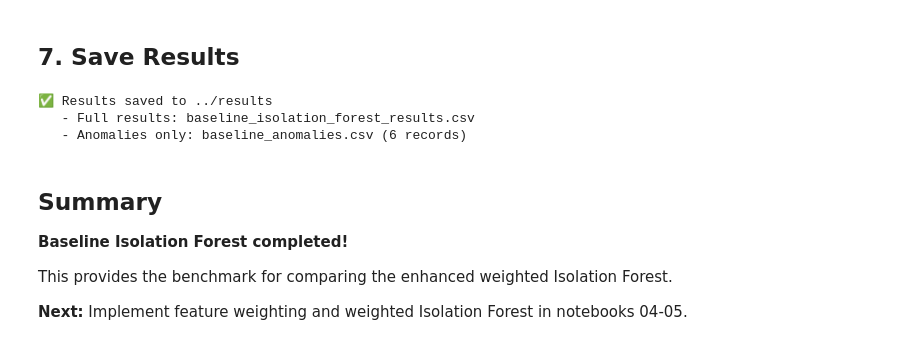
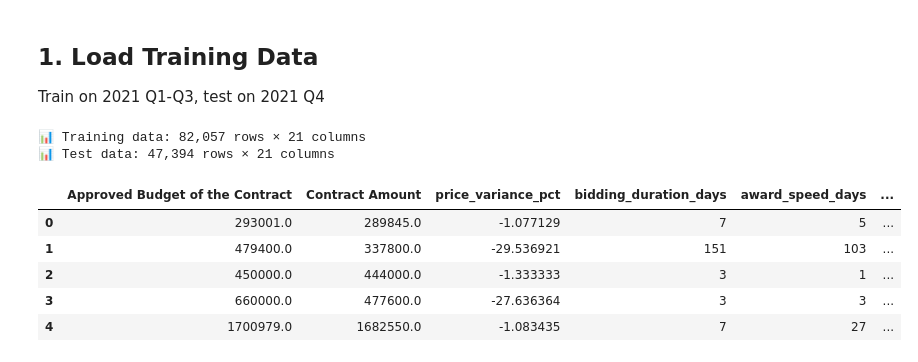
Before and after one commit to marianoluiz/procurement-anomaly-audit, a Jupyter notebook: notebooks/03_baseline_isolation_forest.ipynb, the cells around one changed output. Drawn from its saved outputs; the diff is of its cells as text; code cells hidden in the pictures.

```diff
--- a/notebooks/03_baseline_isolation_forest.ipynb
+++ b/notebooks/03_baseline_isolation_forest.ipynb
@@ -196,28 +0,0 @@ plt.show()
-# %% [markdown]
-## 7. Save Results
-# %%
-# Save flagged anomalies
-results_path = Path('../results')
-results_path.mkdir(exist_ok=True)
-
-# Save all results
-df.to_csv(results_path / 'baseline_isolation_forest_results.csv', index=False)
-
-# Save just anomalies
-anomalies.to_csv(results_path / 'baseline_anomalies.csv', index=False)
-
-print(f"✅ Results saved to {results_path}")
-print(f"   - Full results: baseline_isolation_forest_results.csv")
-print(f"   - Anomalies only: baseline_anomalies.csv ({len(anomalies)} records)")
-# %% [output]
-✅ Results saved to ../results
-   - Full results: baseline_isolation_forest_results.csv
-   - Anomalies only: baseline_anomalies.csv (6 records)
-# %% [markdown]
-## Summary
-
-**Baseline Isolation Forest completed!**
-
-This provides the benchmark for comparing the enhanced weighted Isolation Forest.
-
-**Next:** Implement feature weighting and weighted Isolation Forest in notebooks 04-05.
@@ -223,0 +14,21 @@ This provides the benchmark for comparing the enhanced weighted Isolation Forest
+# %% [markdown]
+## 1. Load Training Data
+
+Train on 2021 Q1-Q3, test on 2021 Q4
+# %%
+df_train = pd.read_csv('../data/processed/procurement_train.csv')
+df_test = pd.read_csv('../data/processed/procurement_test.csv')
+
+print(f"📊 Training data: {len(df_train):,} rows × {len(df_train.columns)} columns")
+print(f"📊 Test data: {len(df_test):,} rows × {len(df_test.columns)} columns")
+
+df_train.head()
+# %% [output]
+📊 Training data: 82,057 rows × 21 columns
+📊 Test data: 47,394 rows × 21 columns
+|  | Approved Budget of the Contract | Contract Amount | price_variance_pct | bidding_duration_days | award_speed_days | ... |
+| 0 | 293001.0 | 289845.0 | -1.077129 | 7 | 5 | ... |
+| 1 | 479400.0 | 337800.0 | -29.536921 | 151 | 103 | ... |
+| 2 | 450000.0 | 444000.0 | -1.333333 | 3 | 1 | ... |
+| 3 | 660000.0 | 477600.0 | -27.636364 | 3 | 3 | ... |
+| 4 | 1700979.0 | 1682550.0 | -1.083435 | 7 | 27 | ... |
```
Also changed, not shown: parts of 41 cells of this notebook, 1 other file.
